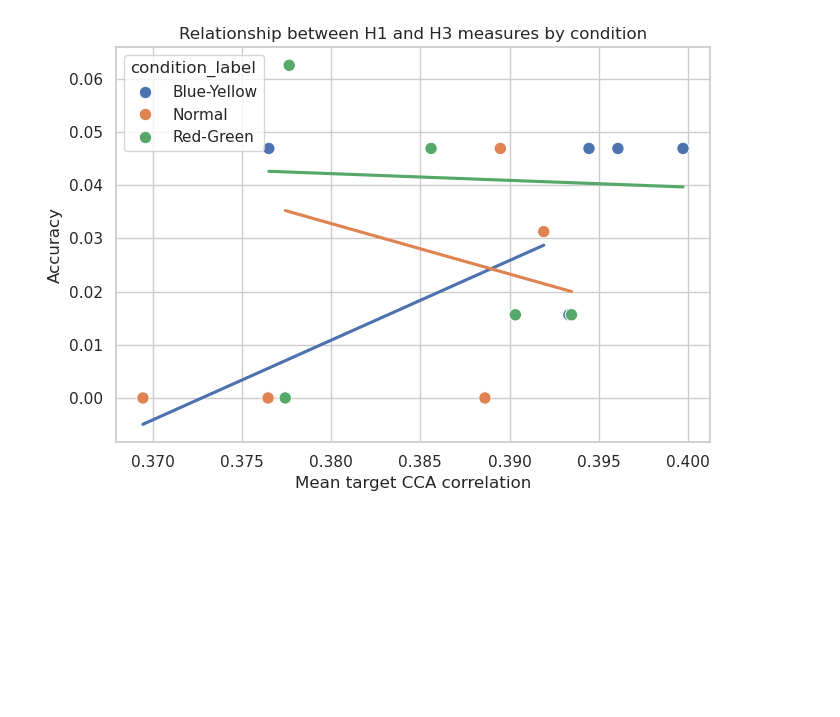
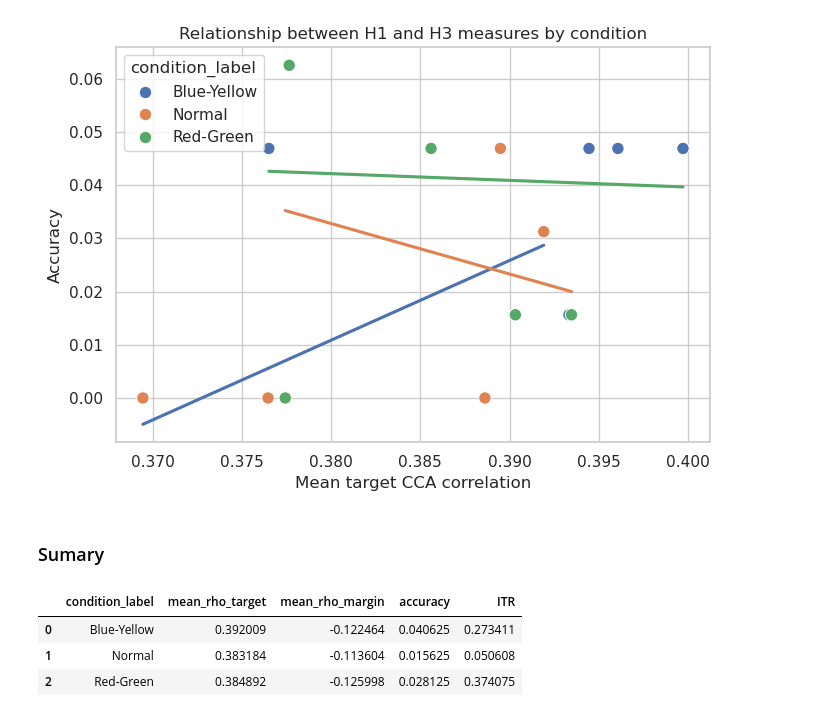
Before and after one commit to cogs189-team3/OpenVEP, a Jupyter notebook: notebooks/visualization.ipynb, the cells around one changed output. Drawn from its saved outputs; the diff is of its cells as text; code cells hidden in the pictures; blank space fills up the shorter version.

```diff
--- a/notebooks/visualization.ipynb
+++ b/notebooks/visualization.ipynb
@@ -280,3 +280,23 @@ plt.savefig(OUTPUT_DIR / "optional_rho_vs_accuracy_by_condition.png", dpi=300)
 plt.show()
 # %% [output]
 [figure]
+# %% [markdown]
+### Sumary
+# %%
+summary_table = (
+    run_summary
+    .groupby("condition_label", as_index=False)
+    .agg(
+        mean_rho_target=("mean_rho_target", "mean"),
+        mean_rho_margin=("mean_rho_margin", "mean"),
+        accuracy=("accuracy", "mean"),
+        ITR=("ITR", "mean")
+    )
+)
+
+summary_table
+# %% [output]
+|  | condition_label | mean_rho_target | mean_rho_margin | accuracy | ITR |
+| 0 | Blue-Yellow | 0.392009 | -0.122464 | 0.040625 | 0.273411 |
+| 1 | Normal | 0.383184 | -0.113604 | 0.015625 | 0.050608 |
+| 2 | Red-Green | 0.384892 | -0.125998 | 0.028125 | 0.374075 |
```
Also changed, not shown: 1 other file.
